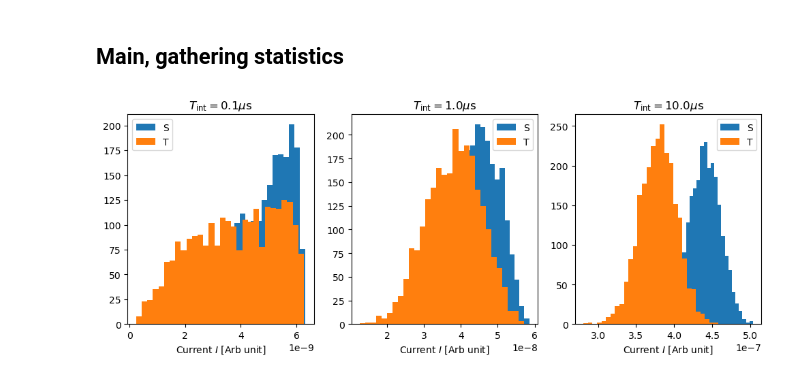
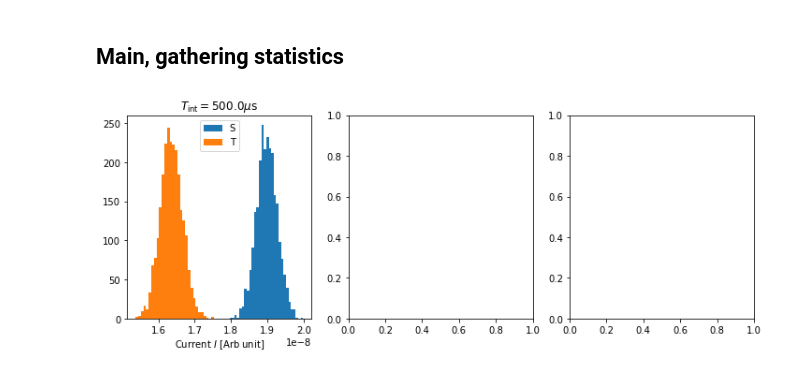
Before and after one commit to quantumJAK/Bayesian-measurment, a Jupyter notebook: Code/Reflectometry signal.ipynb, the cells around one changed output. Saved outputs shown, nothing was run; the diff lists cells and outputs as text; code cells hidden in the pictures.

```diff
--- a/Code/Reflectometry signal.ipynb
+++ b/Code/Reflectometry signal.ipynb
@@ -274,24 +279,27 @@ def get_I(times, s):
 # %%
 
 
-Tfs = [1e-7,1e-6,1e-5]
+Tfs = [50*1e-5]
 fig,ax = plt.subplots(1,3, figsize=(12,4))
 for tn,Tf in enumerate(Tfs):
     Is = []
+    Qs = []
     bits =  []
     ax[tn].set_title(r"$T_\mathrm{int} = "+str(round(Tf*1e6,3))+"\mu$s")
     times = np.linspace(0,Tf,1001) #10us
     for n in range(N):
         bit = np.random.randint(0,2)
-        i = RLC_solution(Lc, Cp, sd, times, noise, A=1, bit=bit)
-        s = lowpass(modulate(i, w), 5000)
-        Is.append(get_I(times, f*s))
+        r = RLC_solution(Lc, Cp, sd, times, noise, A=1, bit=bit)
+        i = lowpass(modulate(i, w, phi = 0), 5000)
+        q = lowpass(modulate(i, w, phi = np.pi/2), 5000)
+        Is.append(get_I(times, i))
+        Qs.append(get_I(times, q))
         bits.append(bit)
     bits = np.array(bits)
     Is = np.array(Is)
     ax[tn].hist(Is[bits==0], bins = 30,  label="S")
     ax[tn].hist(Is[bits==1], bins = 30, label = "T")
     ax[tn].set_xlabel("Current $I$ [Arb unit]")
     ax[tn].legend()
 # %% [output]
-[figure, old version]
+[figure, new version]
```
Also changed, not shown: parts of 5 cells of this notebook, 5 other files.
